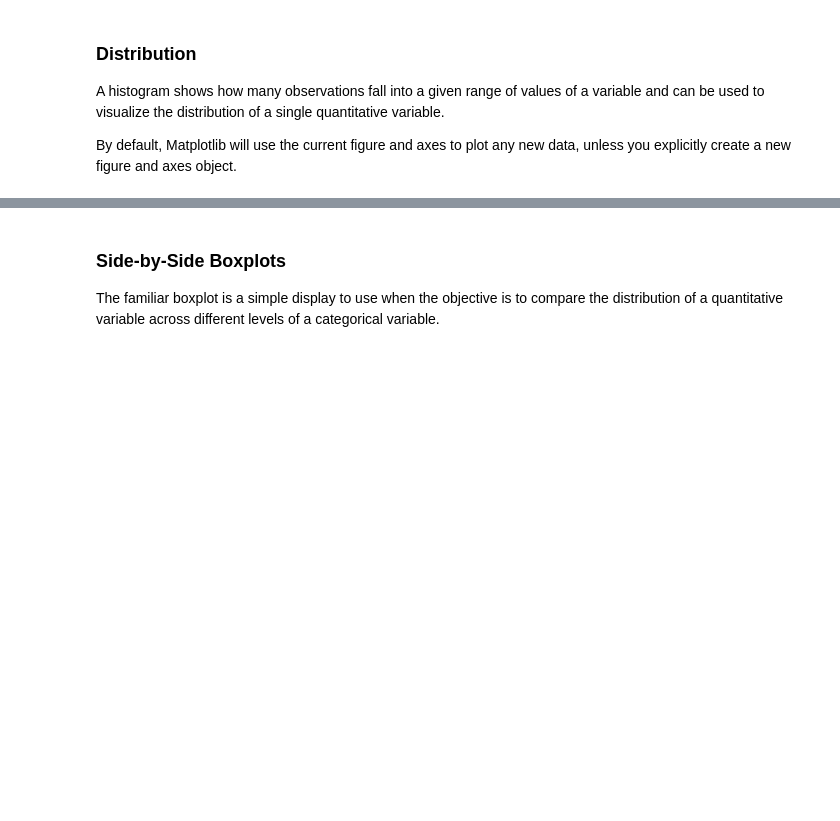
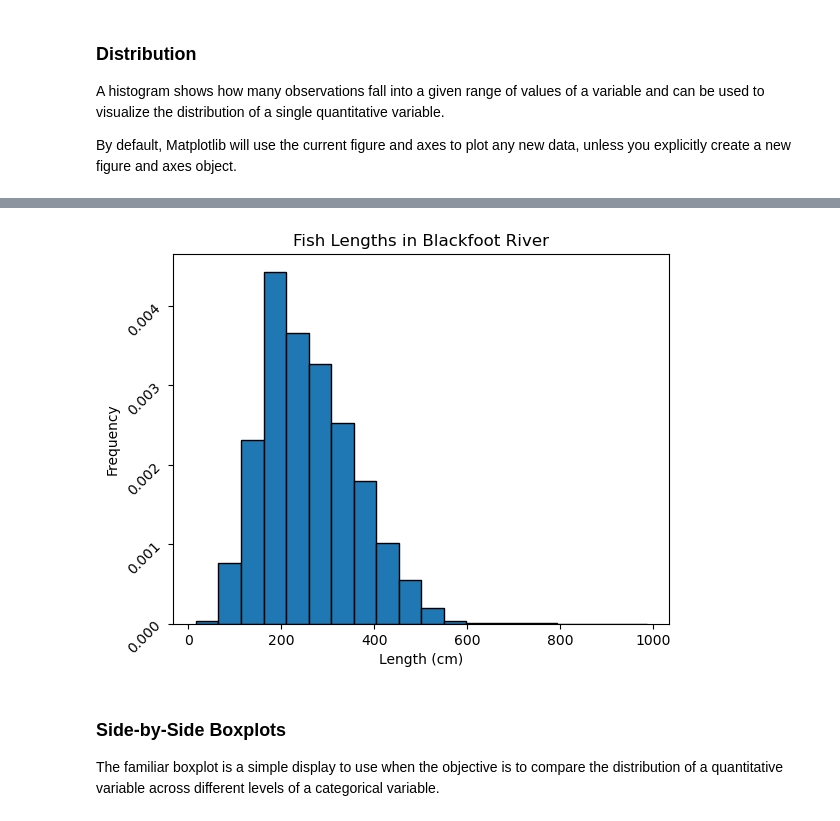
Before and after one commit to saramannheimer/data-science-r-workshops, a Jupyter notebook: Introduction to Python/AY 2024-2025/IntroPython.ipynb, the cells around one changed output, grey strips where cells are left out. Cells and saved outputs as stored; diff of their text form; code cells hidden in the pictures; blank space fills up the shorter version.

```diff
--- a/Introduction to Python/AY 2024-2025/IntroPython.ipynb
+++ b/Introduction to Python/AY 2024-2025/IntroPython.ipynb
@@ -982,14 +1296,17 @@ plt.show()
 # %%
 fig, ax_hist = plt.subplots()
 # converts to a density plot (area adds to 1)
 ax_hist.hist(BlackfootFish_clean['length'], density=True, edgecolor = 'black',
 bins = 20);
 # adds x-axis label
+ax_hist.tick_params("y", labelrotation=45)
 ax_hist.set_xlabel('Length (cm)')
 ax_hist.set_ylabel('Frequency')
 # adds title to plot
 ax_hist.set_title('Fish Lengths in Blackfoot River')
 plt.show()
+# %% [output]
+[figure, added]
 # %% [markdown]
 ### Side-by-Side Boxplots
 
```
Also changed, not shown: parts of 54 cells of this notebook, 47 other files.
